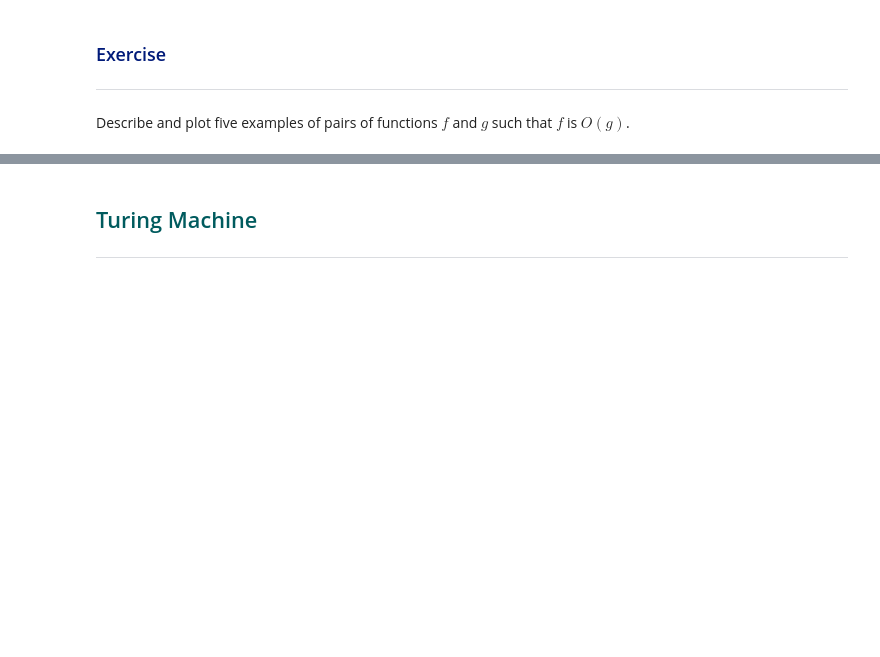
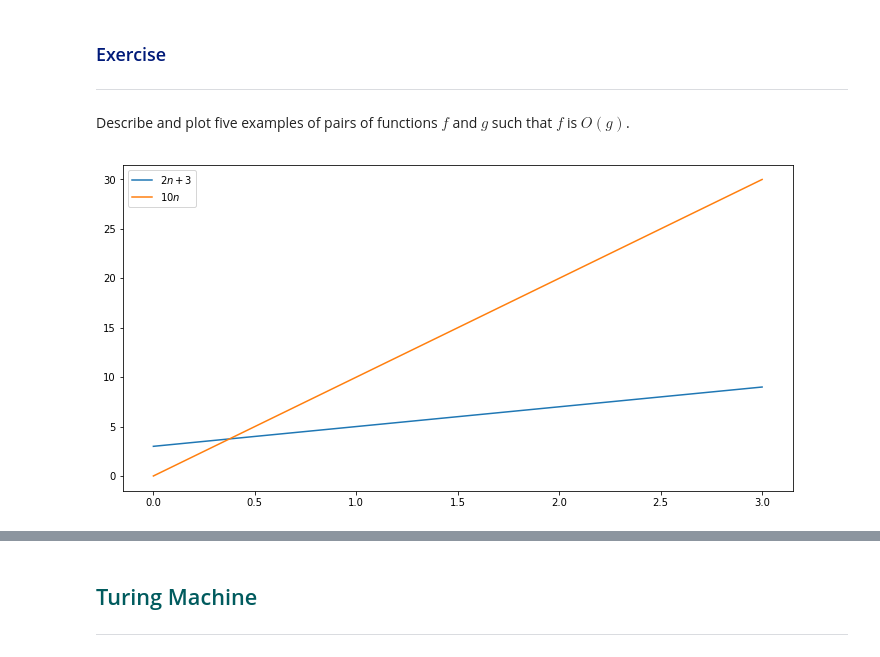
Before and after one commit to shanemcdonagh/emergingtechnologies, a Jupyter notebook: content/computation.ipynb, the cells around one changed output, grey strips where cells are left out. Drawn from its saved outputs; the diff is of its cells as text; code cells hidden in the pictures; blank space fills up the shorter version.

```diff
--- a/content/computation.ipynb
+++ b/content/computation.ipynb
@@ -60,15 +60,38 @@ Let $f$ and $g$ be functions. Then $f$ is $O(g)$ if there are positive integers
 
 Describe and plot five examples of pairs of functions $f$ and $g$ such that $f$ is $O(g)$.
 # %%
-# Five examples of pairs of functions f and g such that f is O(g) such that for every 𝑛≥𝑛0: 𝑓(𝑛)≤𝑐𝑔(𝑛)
+# Five examples of pairs of functions f and g such that f is O(g)
+    # f is O(g) if there are positive integers 𝑐 and 𝑛0 such that for every 𝑛≥𝑛0: 𝑓(𝑛)≤𝑐𝑔(𝑛)
 
 # 𝑓(𝑛)≤𝑐𝑔(𝑛): This essentially means that function f should be always less than or equal to its counterpart
-# 𝑛≥𝑛0: For each term on the left-hand side (n number of terms), there should only be 𝑛0 numbre of terms on the right
-# Example: If n = 2 then 2 ≥ 20 (2 terms on left, only one on the right, so like f = 3n + 1 ≤ 10n)
+    # Example: If n = 2, then 2 ≥ 20
+# 𝑛≥𝑛0: For each term on the left-hand side (n number of terms), there should only be 𝑛0 numbers of terms on the right
+    # Example: f = 3n + 1 ≤ 10n (2 terms on left, only one on the right)
 
 
-# To prove f(n) = O(n)
-# Video reference: https://www.youtube.com/watch?v=A03oI0znAoc
+# To prove f(n) = O(n) (that f(n) is asymptotically ≤ 𝑐𝑔(𝑛))
+    # Video reference: https://www.youtube.com/watch?v=A03oI0znAoc
+    # Note reference: http://www.columbia.edu/~cs2035/courses/csor4231.F11/mathbasics.pdf
 
 # Example 1:
 # f = 2n + 3 ≤ 10n (10 being c and n being 𝑔(𝑛))
+
+# Create a figure.
+fig, ax = plt.subplots(figsize=(12, 6))
+
+# n values.
+n = np.linspace(0.0, 3.0, 1000)
+
+# Plot f(n).
+ax.plot(n, (2*n)+3, label="$2n + 3$")
+
+# Plot cg(n).
+ax.plot(n, 10*n, label="$10n$")
+
+# Legend.
+ax.legend()
+
+# Show.
+plt.show();
+# %% [output]
+[figure, added]
```
Also changed, not shown: parts of 2 cells of this notebook, 1 other file.
